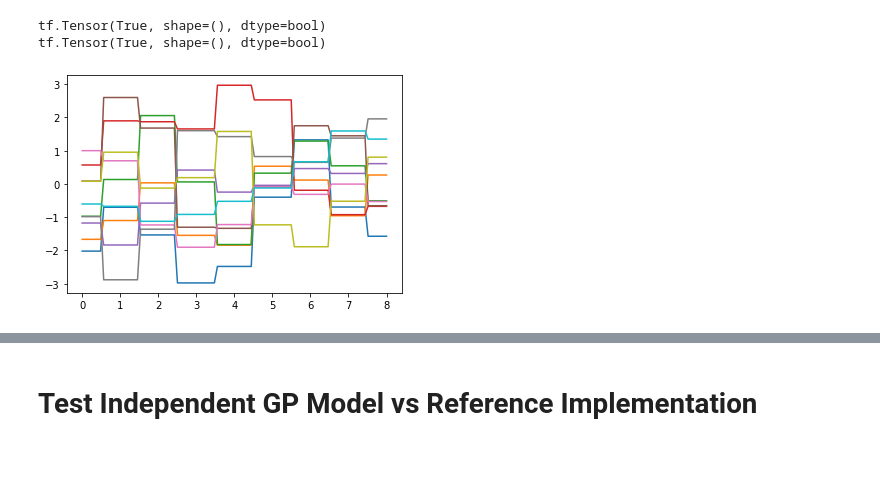
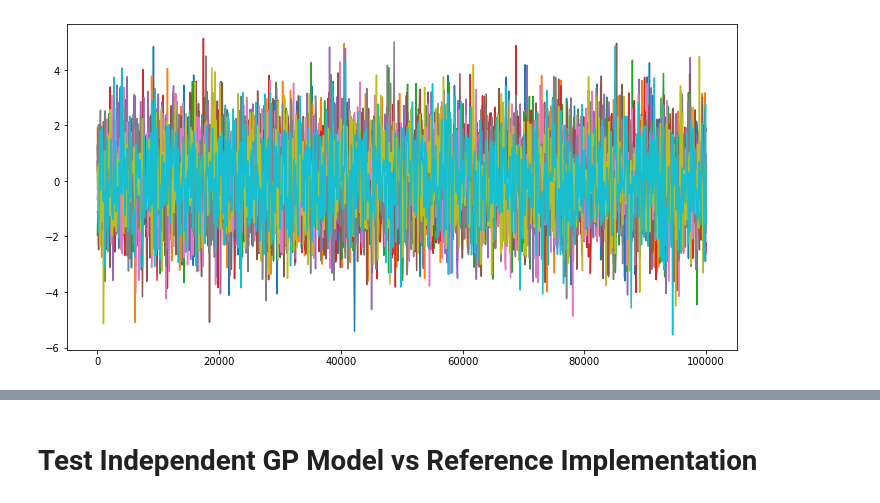
Before and after one commit to gncs/boa, a Jupyter notebook: notebooks/scratch.ipynb, the cells around one changed output, grey strips where cells are left out. Drawn from its saved outputs; the diff is of its cells as text; code cells hidden in the pictures; blank space fills up the shorter version.

```diff
--- a/notebooks/scratch.ipynb
+++ b/notebooks/scratch.ipynb
@@ -139,25 +81,24 @@ tf.Tensor(True, shape=(), dtype=bool)
 # %%
 x = tf.Variable(2.)
 
-kern = x * DiscreteMatern52(precision=1.) + 0 * Delta()
+kern = x * DiscreteMatern52(precision=1.) + 0. * Delta()
 
 gp = GP(kern)
 
-xs = tf.cast(tf.linspace(0., 8., 100), dtype=tf.float64)
+xs = tf.cast(tf.linspace(0., 100000., 1000), dtype=tf.float64)
 
 #tf.nn.moments(samps, axes=[1])
 
 samps = gp(xs).sample(1)
 
+plt.figure(figsize=(12, 6))
 plt.plot(xs, gp(xs).sample(10))
 plt.show()
 
 # with tf.GradientTape() as tape:
 
 #     l = tf.reduce_mean(gp(xs).logpdf(samps))
 
 # tape.gradient(l, x)
 # %% [output]
-tf.Tensor(True, shape=(), dtype=bool)
-tf.Tensor(True, shape=(), dtype=bool)
-[figure, old version]
+[figure, new version]
```
Also changed, not shown: parts of 10 cells of this notebook, 3 other files.
